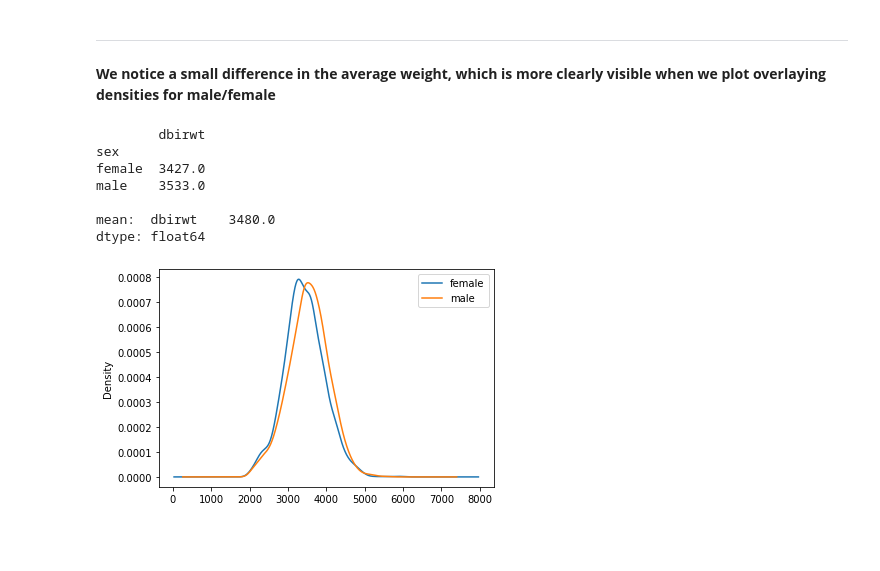
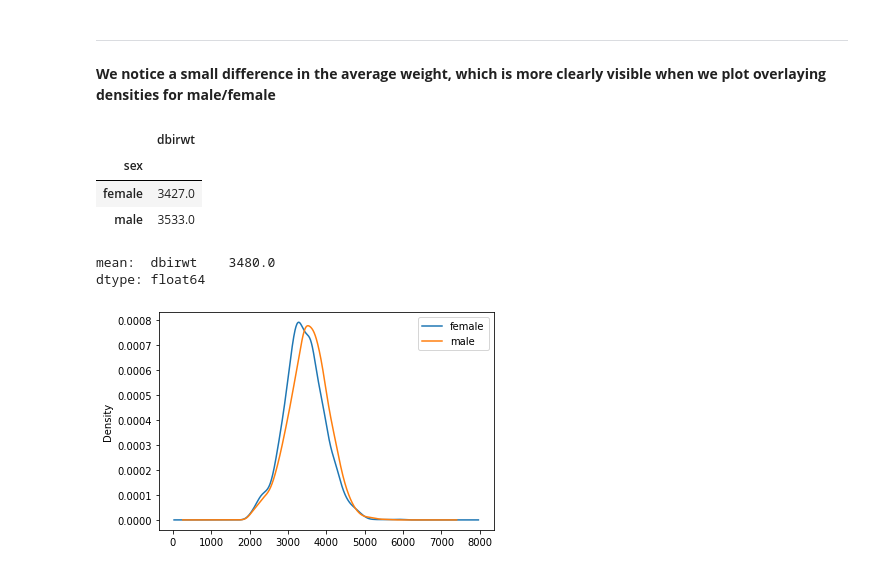
Before and after one commit to Heity94/01_DataScience_2021, a Jupyter notebook: Week_02/Lecture2_.ipynb, the cells around one changed output. Saved outputs shown, nothing was run; the diff lists cells and outputs as text; code cells hidden in the pictures; blank space fills up the shorter version.

```diff
--- a/Week_02/Lecture2_.ipynb
+++ b/Week_02/Lecture2_.ipynb
@@ -81,16 +81,15 @@ plt.tight_layout()
 ---------
 **We notice a small difference in the average weight, which is more clearly visible when we plot overlaying densities for male/female**
 # %%
-bwghtBySex = np.round(df[["dbirwt","sex"]].groupby("sex")[["dbirwt"]].mean())
+bwghtBySex = np.round(df[["dbirwt","sex"]].groupby("sex").mean())
 
-print(bwghtBySex, '\n')
+display(bwghtBySex)
 print('mean: ',bwghtBySex.mean())
 # %% [output]
+|  | dbirwt |
+| sex |  |
+| female | 3427.0 |
+| male | 3533.0 |
-        dbirwt
-sex
-female  3427.0
-male    3533.0
-
 mean:  dbirwt    3480.0
 dtype: float64
 # %%
```
Also changed, not shown: parts of 27 cells of this notebook, 1 other file.
